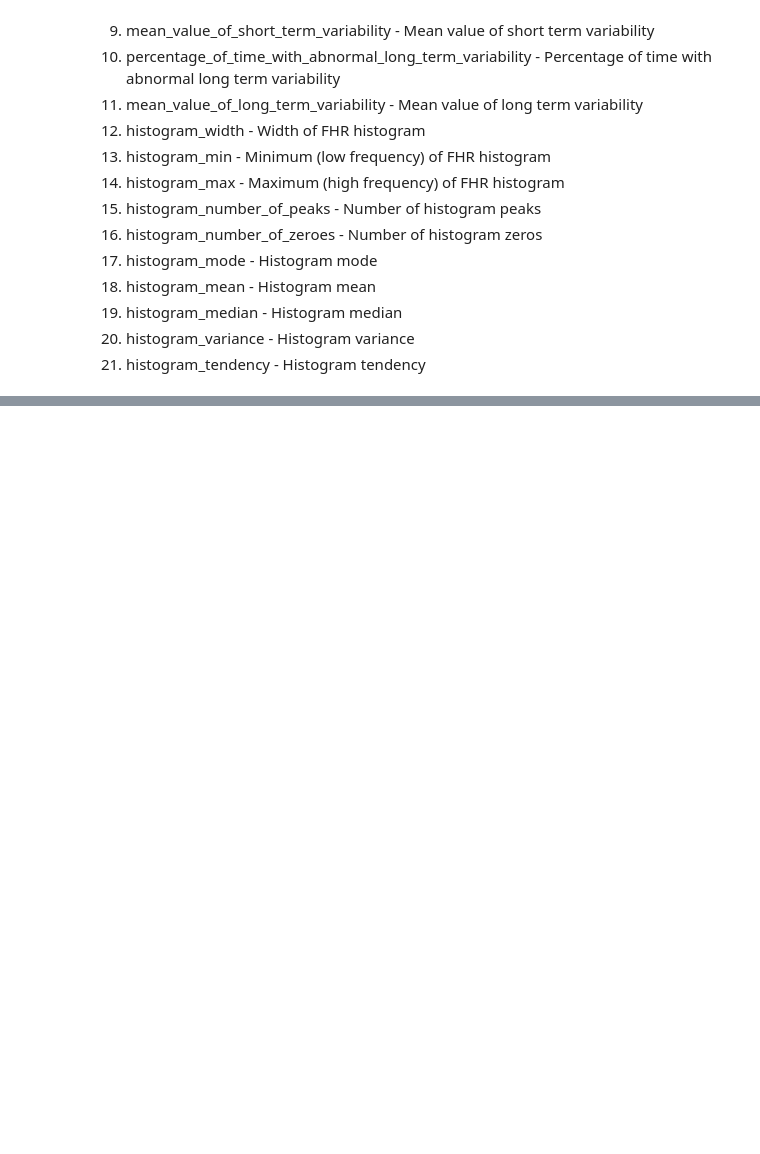
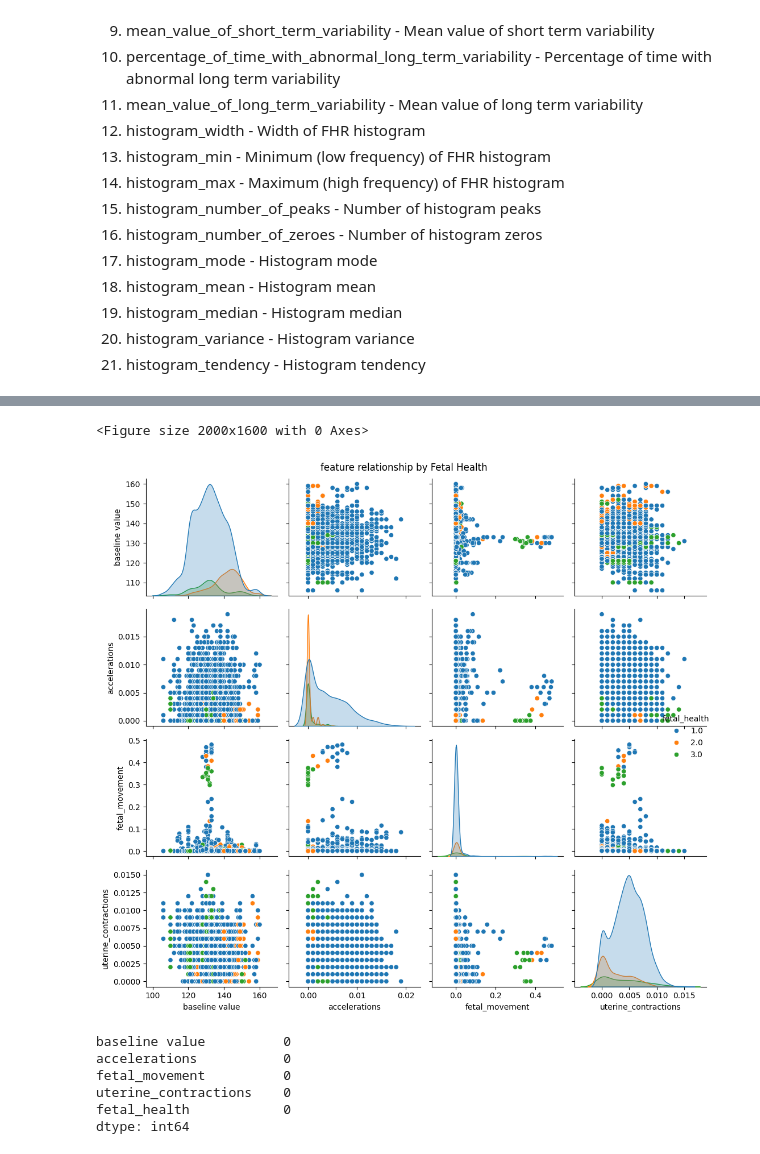
Before and after one commit to madking5000/data_analysis, a Jupyter notebook: fetal_health_classification/EDA_and_model.ipynb, the cells around one changed output, grey strips where cells are left out. Drawn from its saved outputs; the diff is of its cells as text; code cells hidden in the pictures; blank space fills up the shorter version.

```diff
--- a/fetal_health_classification/EDA_and_model.ipynb
+++ b/fetal_health_classification/EDA_and_model.ipynb
@@ -99,0 +134,17 @@ the strip of CTG has square brackets that has one minute.
+# %%
+
+# data processing
+
+def wrangle(data):
+
+    #lets remove data they may contribute to data leakage
+    data.drop(columns=['severe_decelerations','prolongued_decelerations', 'light_decelerations'], inplace=True)
+
+    #drop features that were done in calculations for variable analysis by selecting features in real world case scenarion
+    data = data[['baseline value', 'accelerations', 'fetal_movement', 'uterine_contractions', 'fetal_health']]
+
+    return data
+# %%
+#experimentation
+df1 = wrangle(df)
+df1.info()
@@ -99,0 +174,20 @@ the strip of CTG has square brackets that has one minute.
+# %%
+#explore the patterns within our dataset with selected features
+plt.figure(figsize=(20,16))
+sns.pairplot(df1, hue='fetal_health', palette=custom_palette)
+plt.suptitle('feature relationship by Fetal Health')
+plt.tight_layout()
+plt.show()
+# %% [output]
+<Figure size 2000x1600 with 0 Axes>
+[figure, added]
+# %%
+#lets evaluate if there are no missing values
+df1.isnull().sum()
+# %% [output]
+baseline value          0
+accelerations           0
+fetal_movement          0
+uterine_contractions    0
+fetal_health            0
+dtype: int64
```
Also changed, not shown: parts of 15 cells of this notebook.
